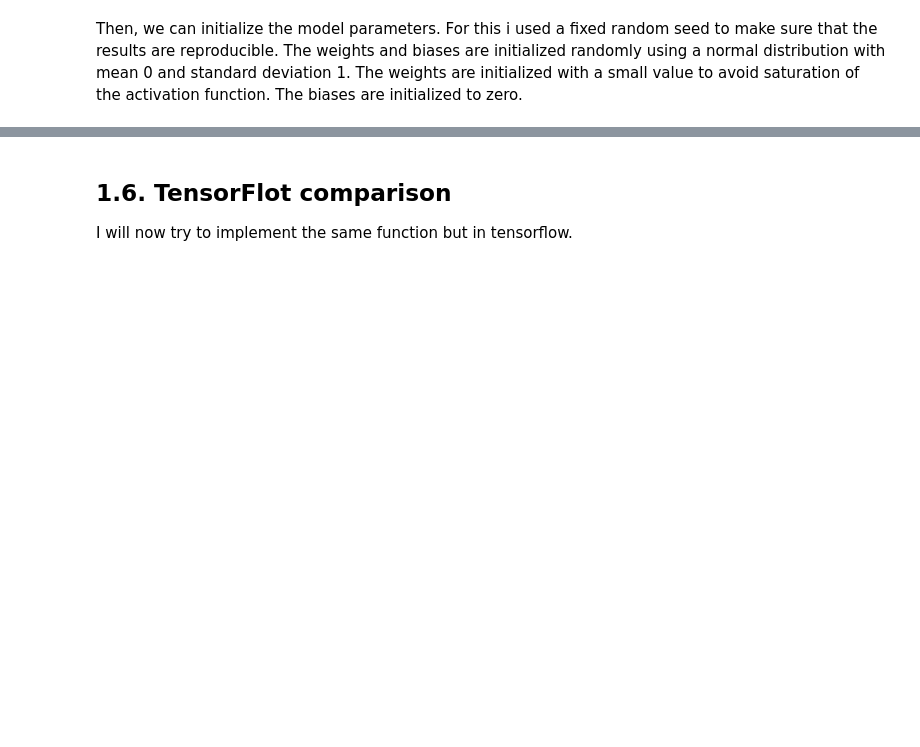
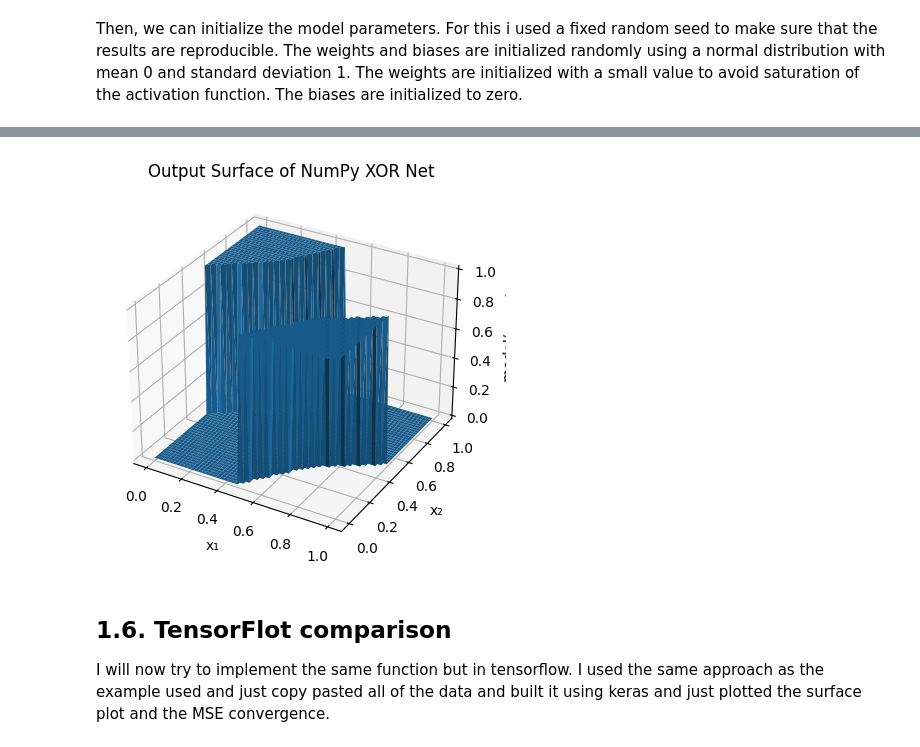
Before and after one commit to Kemalcikota113/deep-machine-learning, a Jupyter notebook: A3/A3.ipynb, the cells around one changed output, grey strips where cells are left out. Cells and saved outputs as stored; diff of their text form; code cells hidden in the pictures; blank space fills up the shorter version.

```diff
--- a/A3/A3.ipynb
+++ b/A3/A3.ipynb
@@ -188,7 +284,29 @@ plt.show()
+# %%
+# 1) Build a grid over [0,1]×[0,1]
+grid_size = 50
+x_vals = np.linspace(0, 1, grid_size)
+y_vals = np.linspace(0, 1, grid_size)
+Xg, Yg = np.meshgrid(x_vals, y_vals)
+
+# 2) Run the model on every grid point
+pts = np.column_stack([Xg.ravel(), Yg.ravel()])     # shape (grid_size², 2)
+Zg = predict(pts).reshape(Xg.shape)       # back to (grid_size, grid_size)
+
+# 3) Plot
+fig = plt.figure()
+ax  = fig.add_subplot(111, projection='3d')
+ax.plot_surface(Xg, Yg, Zg, rstride=1, cstride=1)    # default colormap gives the colorbar-like look
+ax.set_xlabel('x₁')
+ax.set_ylabel('x₂')
+ax.set_zlabel('model(x₁, x₂)')
+ax.set_title('Output Surface of NumPy XOR Net')
+plt.show()
+# %% [output]
+[figure, added]
 # %% [markdown]
 ## 1.6. TensorFlot comparison
 
-I will now try to implement the same function but in tensorflow.
+I will now try to implement the same function but in tensorflow. I used the same approach as the example used and just copy pasted all of the data and built it using keras and just plotted the surface plot and the MSE convergence.
 # %%
 # ─── 1) XOR DATA ────────────────────────────────────────────────
 X = np.array([[0,0],
```
Also changed, not shown: parts of 8 cells of this notebook, 1 other file.
